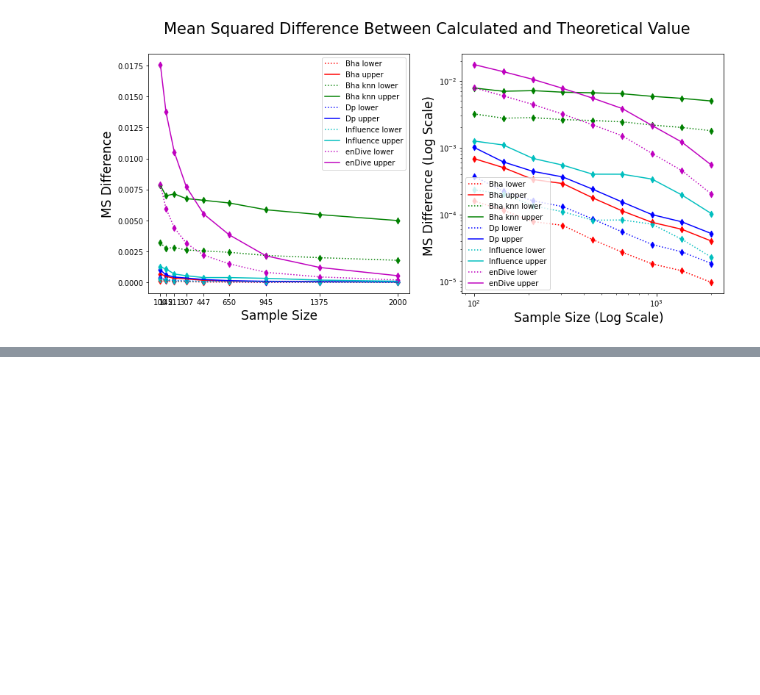
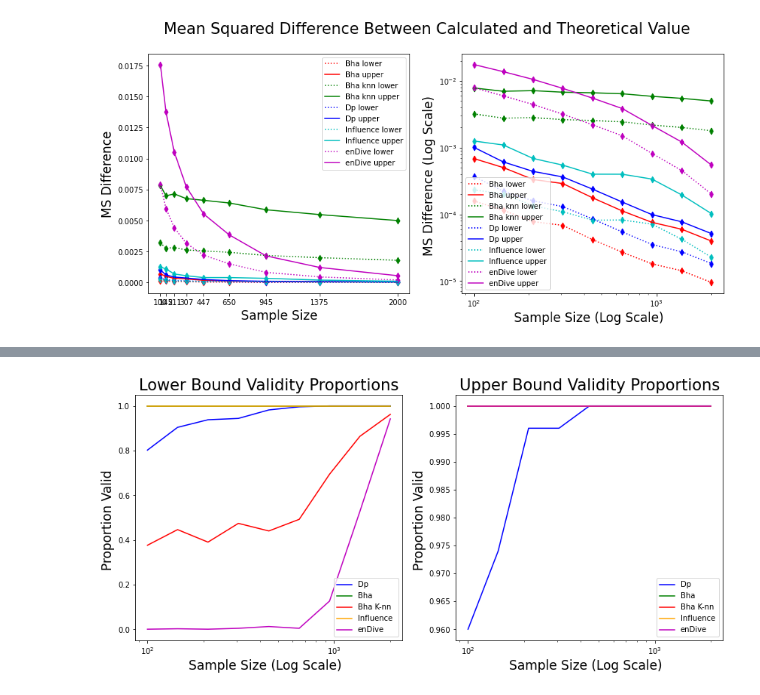
Before and after one commit to rj-may/BER_Bounds_Eval, a Jupyter notebook: plots/increase-n-3D.ipynb, the cells around one changed output, grey strips where cells are left out. Cells and saved outputs as stored; diff of their text form; code cells hidden in the pictures; blank space fills up the shorter version.

```diff
--- a/plots/increase-n-3D.ipynb
+++ b/plots/increase-n-3D.ipynb
@@ -431,45 +444,52 @@ ax.plot(df_valid["Dp_lower"], 'b',  label='Dp  ')
 ax.plot(df_valid["Bha_lower"],'g', label='Bha  ')
 # ax.plot(sample_sizes, validity_Bha_u/ MC_num, 'orange', label='Upper Bha Validity ')
 
-ax.plot(df_valid["Bha_knn_lower"],'magenta', label='Bha K-nn  ')
+ax.plot(df_valid["Bha_knn_lower"],'r', label='Bha K-nn  ')
 # ax.plot(sample_sizes, validity_Bha_u/ MC_num, 'orange', label='Upper Bha Validity ')
 
+ax.plot(df_valid["inf_lower"],'orange', label='Influence')
+
+ax.plot(df_valid["enDive_lower"],'m', label='enDive')
 
 
-ax.plot(df_valid["tight_lower"],'orange', label='Tight  ')
+# ax.plot(df_valid["tight_lower"],'orange', label='Tight  ')
 
 
 # ax.plot(sample_sizes, validity_tight_u/ MC_num,  label='Upper Tight Validity ')
 # ax.set_xticks(sample_sizes)
 
 ax.set_xlabel("Sample Size (Log Scale)  ", fontsize = fs)
 ax.set_ylabel("Proportion Valid ", fontsize=fs)
 ax.set_title("Lower Bound Validity Proportions" , fontsize = fs +4)
 ax.legend()
 
 
 ax = axes[1]
 
 
 ax.set_xscale('log', base=10)
 # ax.set_yscale('log', base=10)
 
 ax.plot(df_valid["Dp_upper"], 'b',  label='Dp  ')
 
 ax.plot(df_valid["Bha_upper"],'g', label='Bha  ')
 
-ax.plot(df_valid["Bha_knn_upper"],'magenta', label='Bha K-nn ')
+ax.plot(df_valid["Bha_knn_upper"],'r', label='Bha K-nn ')
 
-ax.plot(df_valid["Maha_upper"],'black', label='Maha ')
+# ax.plot(df_valid["Maha_upper"],'black', label='Maha ')
+ax.plot(df_valid["inf_upper"],'orange', label='Influence')
+
+ax.plot(df_valid["enDive_upper"],'m', label='enDive')
 
 
-
-ax.plot(df_valid["tight_upper"],'orange', label='Tight  ')
+# ax.plot(df_valid["tight_upper"],'orange', label='Tight  ')
 # ax.set_xticks(sample_sizes)
 ax.set_xlabel("Sample Size (Log Scale)  ", fontsize = fs)
 ax.set_ylabel("Proportion Valid ", fontsize=fs)
 ax.set_title("Upper Bound Validity Proportions" , fontsize = fs +4)
 ax.legend()
 
 # plt.savefig("proportions_n.png",facecolor=(1,1,1,1))
 plt.show()
+# %% [output]
+[figure, added]
```
Also changed, not shown: parts of 6 cells of this notebook, 1 other file.
